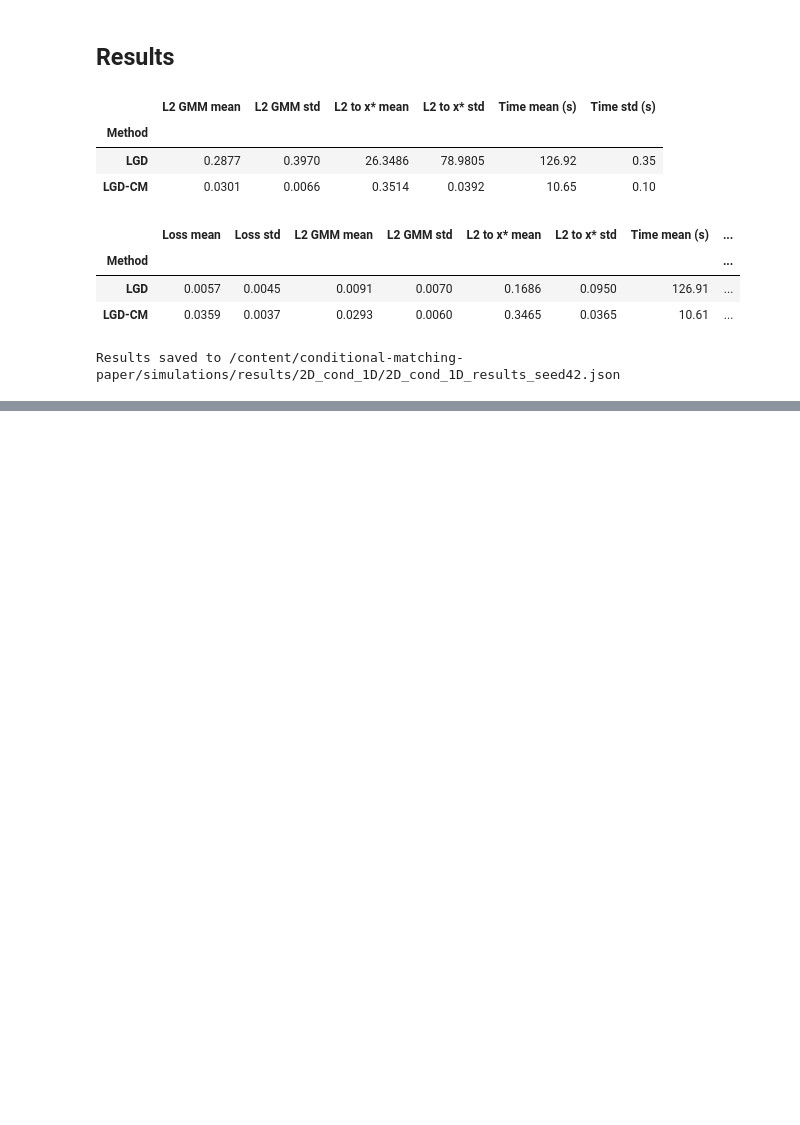
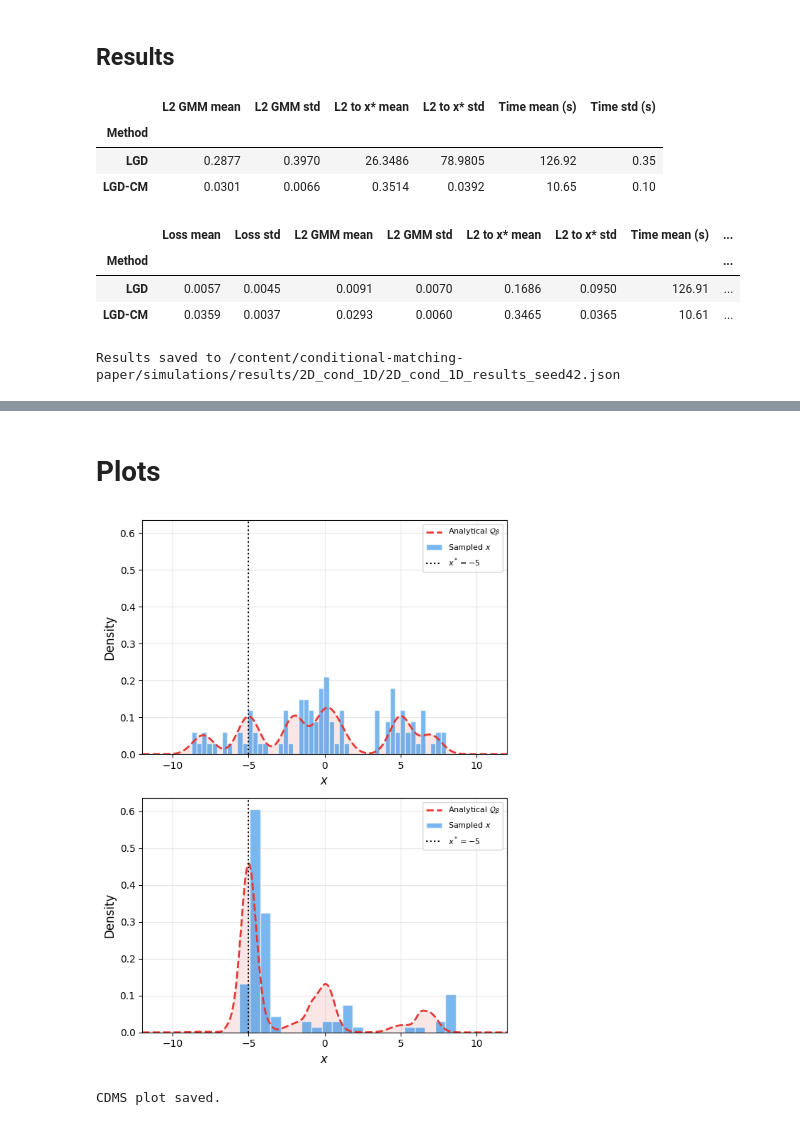
Before and after one commit to orineo1/conditional-matching-paper, a Jupyter notebook: simulations/notebooks/Exp_2D_cond_1D.ipynb, the cells around one changed output, grey strips where cells are left out. Saved outputs shown, nothing was run; the diff lists cells and outputs as text; code cells hidden in the pictures; blank space fills up the shorter version.

```diff
--- a/simulations/notebooks/Exp_2D_cond_1D.ipynb
+++ b/simulations/notebooks/Exp_2D_cond_1D.ipynb
@@ -543,0 +916,42 @@ Results saved to /content/conditional-matching-paper/simulations/results/2D_cond
+# %% [markdown]
+# Plots
+# %%
+zeta_values = [k for k in cdms_samples.keys() if k in (0, 0.0, 4, 4.0)]
+n = 2
+fig, axes = plt.subplots(2, 1, figsize=(6, 8), sharey=True)
+axes_flat = axes.flatten()
+
+for ax, zeta in zip(axes_flat, zeta_values):
+    samples = cdms_samples[zeta]
+
+    ax.plot(x_grid, analytical_Q[zeta],
+            color="#E53935", lw=2, linestyle='--',
+            label=r"Analytical $\mathcal{Q}_\beta$")
+    ax.fill_between(x_grid, analytical_Q[zeta],
+                    alpha=0.12, color="#E53935")
+
+    if len(samples) > 1 and np.std(samples) > 1e-6:
+        ax.hist(samples, bins=50, density=True,
+                color="#1E88E5", alpha=0.6, edgecolor="white", label="Sampled $x$")
+    else:
+        ax.axvline(samples[0], color="#1E88E5", lw=2, label="Sampled $x$")
+
+    ax.axvline(x_star.item(), color='k', linestyle=':', lw=1.5,
+               label=f"$x^*={x_star.item()}$")
+
+    # ax.set_title(rf"$\beta = {zeta}$", fontsize=14)
+    ax.set_xlabel("$x$", fontsize=12)
+    ax.set_ylabel("Density", fontsize=12)
+    ax.set_xlim(x_grid[0], x_grid[-1])
+    ax.legend(fontsize=8)
+    ax.grid(True, alpha=0.3)
+
+
+plt.tight_layout()
+plt.savefig(os.path.join(RESULTS_DIR, f"{EXPERIMENT_NAME}_CDMS_beta_sweep.pdf"),
+            bbox_inches='tight')
+plt.show()
+print("CDMS plot saved.")
+# %% [output]
+[figure, added]
+CDMS plot saved.
```
Also changed, not shown: parts of 18 cells of this notebook.
